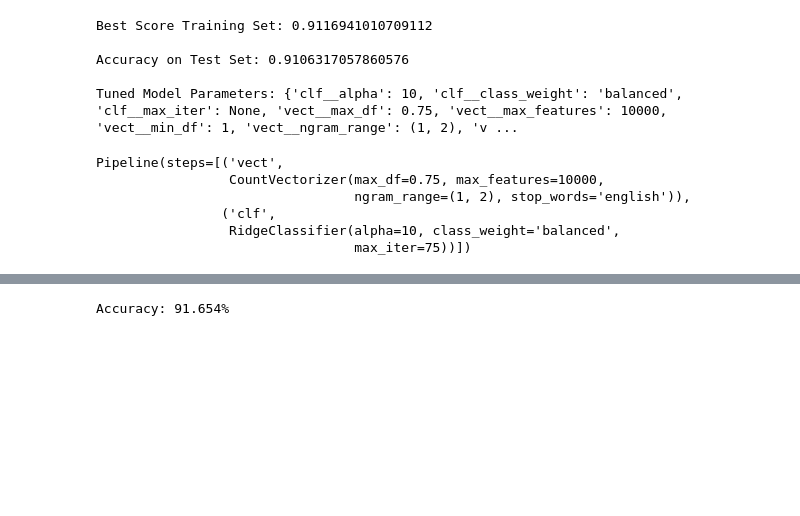
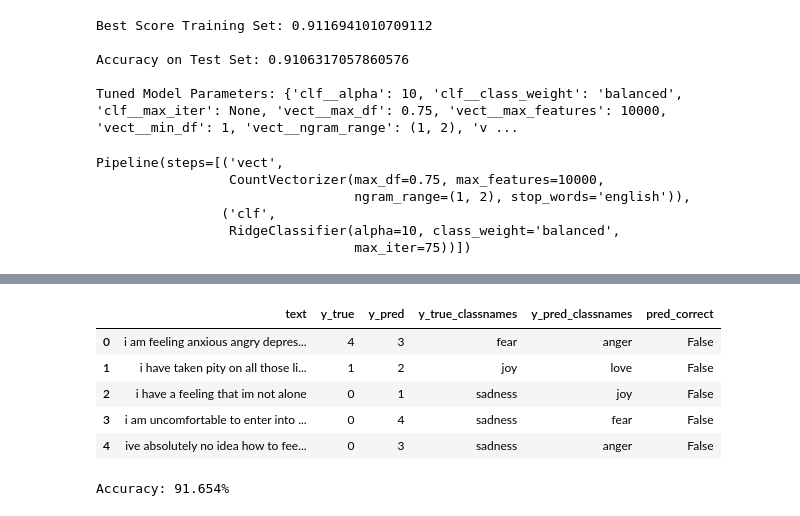
Before and after one commit to niels-2005/Emotion_Detection_NLP, a Jupyter notebook: emotion_detection.ipynb, the cells around one changed output, grey strips where cells are left out. Drawn from its saved outputs; the diff is of its cells as text; code cells hidden in the pictures; blank space fills up the shorter version.

```diff
--- a/emotion_detection.ipynb
+++ b/emotion_detection.ipynb
@@ -500,3 +513,14 @@ weighted avg       0.93      0.92      0.92    104203
+# %%
+# Only the Wrong Predictions as DataFrame for more Analyis
+
+wrong_preds.head()
+# %% [output]
+|  | text | y_true | y_pred | y_true_classnames | y_pred_classnames | pred_correct |
+| 0 | i am feeling anxious angry depres... | 4 | 3 | fear | anger | False |
+| 1 | i have taken pity on all those li... | 1 | 2 | joy | love | False |
+| 2 | i have a feeling that im not alone | 0 | 1 | sadness | joy | False |
+| 3 | i am uncomfortable to enter into ... | 0 | 4 | sadness | fear | False |
+| 4 | ive absolutely no idea how to fee... | 0 | 3 | sadness | anger | False |
 # %%
 from sklearn.metrics import accuracy_score
 
```
Also changed, not shown: parts of 9 cells of this notebook, 1 other file.
